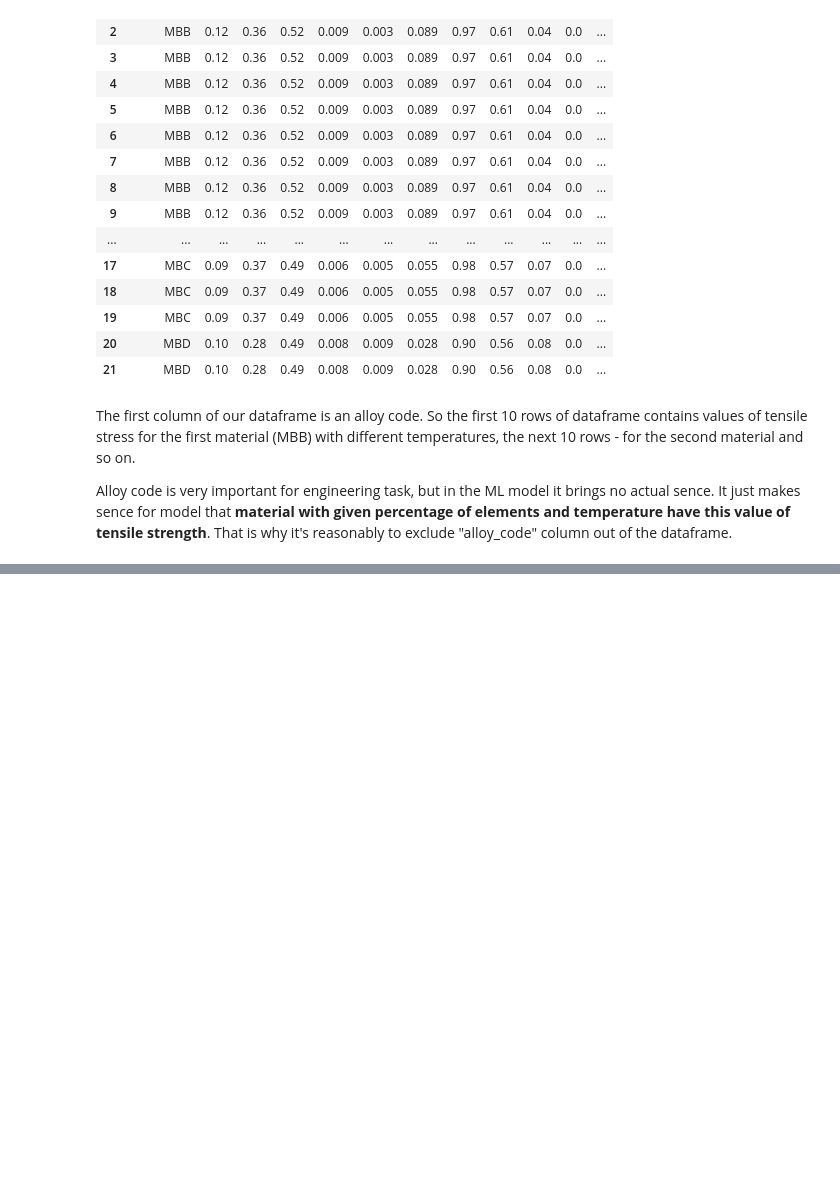
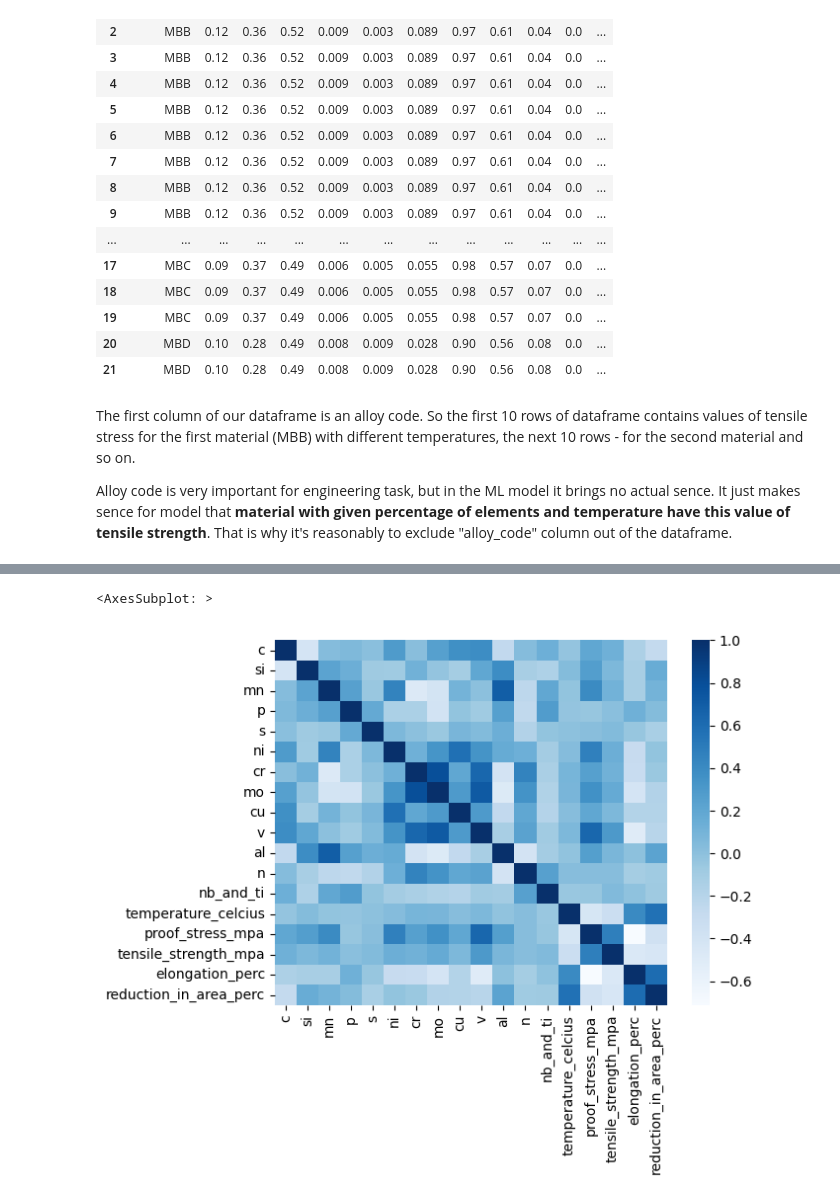
Before and after one commit to ElenaNKn/ml-zoomcamp-solutions, a Jupyter notebook: capstone_project/notebook.ipynb, the cells around one changed output, grey strips where cells are left out. Cells and saved outputs as stored; diff of their text form; code cells hidden in the pictures; blank space fills up the shorter version.

```diff
--- a/capstone_project/notebook.ipynb
+++ b/capstone_project/notebook.ipynb
@@ -204,0 +240,3 @@ df
+# %%
+df_train_corr = df.corr()
+df_train_corr
@@ -204,0 +261,5 @@ df
+# %%
+sb.heatmap(df_train_corr, cmap="Blues")
+# %% [output]
+<AxesSubplot: >
+[figure, added]
```
Also changed, not shown: parts of 30 cells of this notebook.
